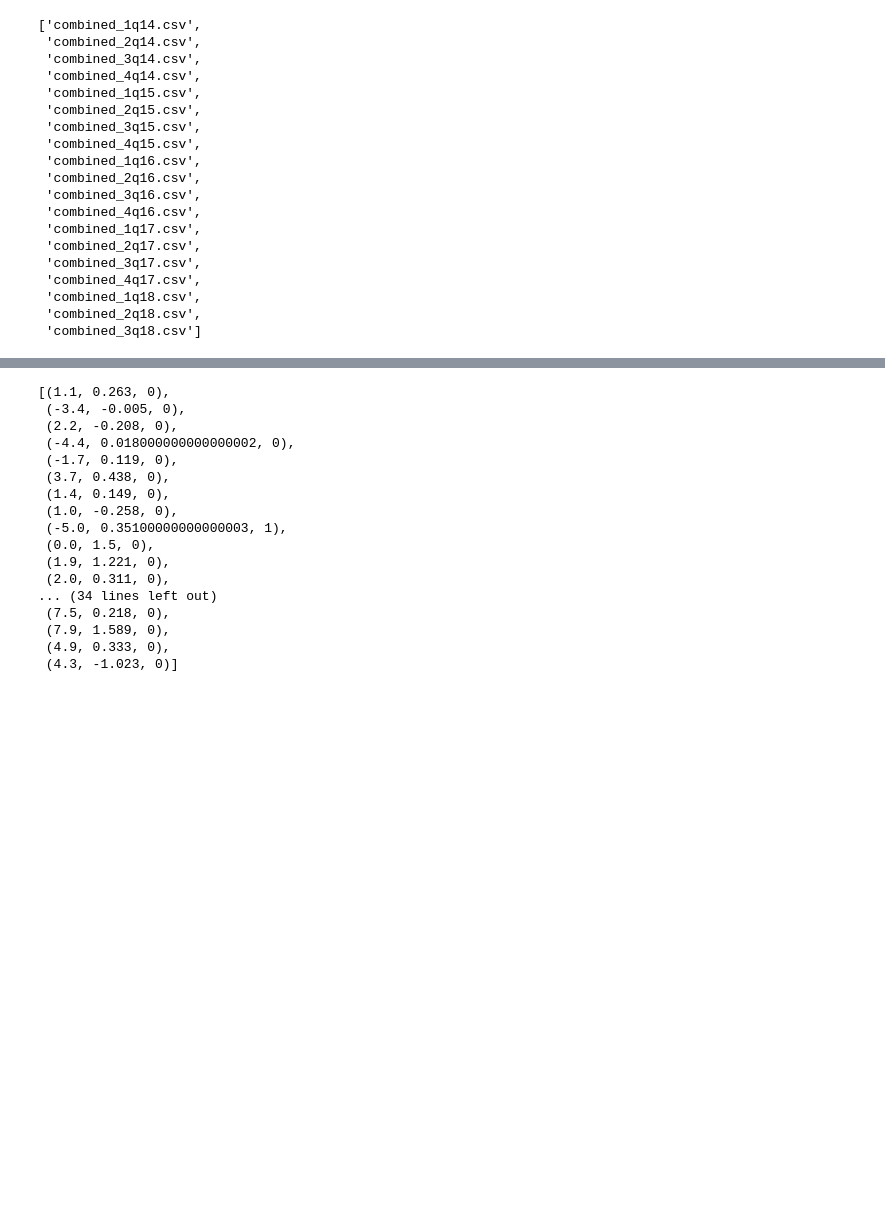
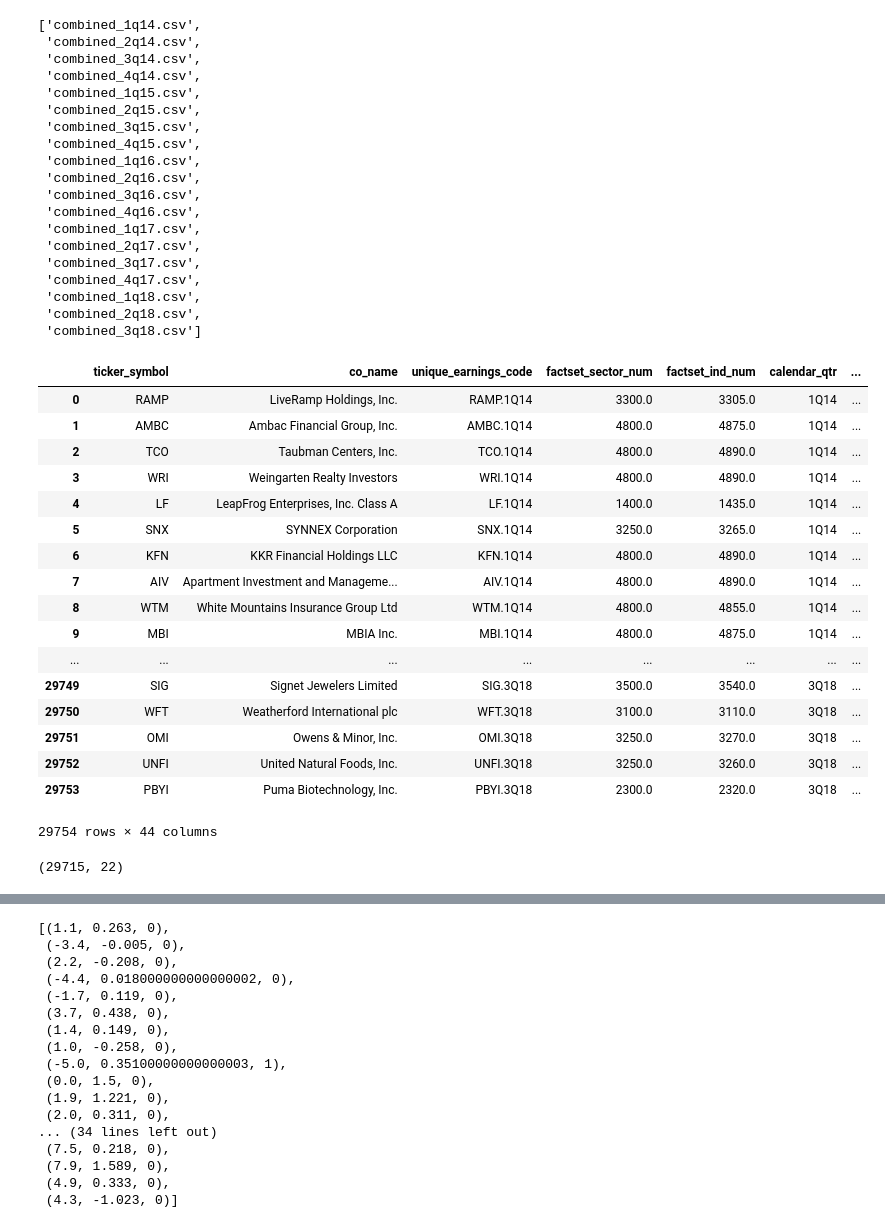
Before and after one commit to jlewis425/anomalies-in-earnings-release-reactions, a Jupyter notebook: data_cleaning_sandbox.ipynb, the cells around one changed output, grey strips where cells are left out. Saved outputs shown, nothing was run; the diff lists cells and outputs as text; code cells hidden in the pictures; blank space fills up the shorter version.

```diff
--- a/data_cleaning_sandbox.ipynb
+++ b/data_cleaning_sandbox.ipynb
@@ -500,0 +535,31 @@ create_labels('combined_full_set')
+# %%
+filename = 'combined_full_set'
+data = pd.read_csv('data/'+str(filename)+'.csv', low_memory=False)
+data.drop(columns='Unnamed: 0', inplace=True)
+# %%
+temp = (data.groupby(['calendar_qtr','factset_ind_num'])
+           .transform(lambda data: data.fillna(data.mean())))
+
+for col in temp:
+    data[col] = temp[col]
+# %%
+data
+# %% [output]
+|  | ticker_symbol | co_name | unique_earnings_code | factset_sector_num | factset_ind_num | calendar_qtr | ... |
+| 0 | RAMP | LiveRamp Holdings, Inc. | RAMP.1Q14 | 3300.0 | 3305.0 | 1Q14 | ... |
+| 1 | AMBC | Ambac Financial Group, Inc. | AMBC.1Q14 | 4800.0 | 4875.0 | 1Q14 | ... |
+| 2 | TCO | Taubman Centers, Inc. | TCO.1Q14 | 4800.0 | 4890.0 | 1Q14 | ... |
+| 3 | WRI | Weingarten Realty Investors | WRI.1Q14 | 4800.0 | 4890.0 | 1Q14 | ... |
+| 4 | LF | LeapFrog Enterprises, Inc. Class A | LF.1Q14 | 1400.0 | 1435.0 | 1Q14 | ... |
+| 5 | SNX | SYNNEX Corporation | SNX.1Q14 | 3250.0 | 3265.0 | 1Q14 | ... |
+| 6 | KFN | KKR Financial Holdings LLC | KFN.1Q14 | 4800.0 | 4890.0 | 1Q14 | ... |
+| 7 | AIV | Apartment Investment and Manageme... | AIV.1Q14 | 4800.0 | 4890.0 | 1Q14 | ... |
+| 8 | WTM | White Mountains Insurance Group Ltd | WTM.1Q14 | 4800.0 | 4855.0 | 1Q14 | ... |
+| 9 | MBI | MBIA Inc. | MBI.1Q14 | 4800.0 | 4875.0 | 1Q14 | ... |
+| ... | ... | ... | ... | ... | ... | ... | ... |
+| 29749 | SIG | Signet Jewelers Limited | SIG.3Q18 | 3500.0 | 3540.0 | 3Q18 | ... |
+| 29750 | WFT | Weatherford International plc | WFT.3Q18 | 3100.0 | 3110.0 | 3Q18 | ... |
+| 29751 | OMI | Owens & Minor, Inc. | OMI.3Q18 | 3250.0 | 3270.0 | 3Q18 | ... |
+| 29752 | UNFI | United Natural Foods, Inc. | UNFI.3Q18 | 3250.0 | 3260.0 | 3Q18 | ... |
+| 29753 | PBYI | Puma Biotechnology, Inc. | PBYI.3Q18 | 2300.0 | 2320.0 | 3Q18 | ... |
+29754 rows × 44 columns
@@ -500,0 +572,4 @@ create_labels('combined_full_set')
+# %%
+features.shape
+# %% [output]
+(29715, 22)
```
Also changed, not shown: parts of 11 cells of this notebook.
